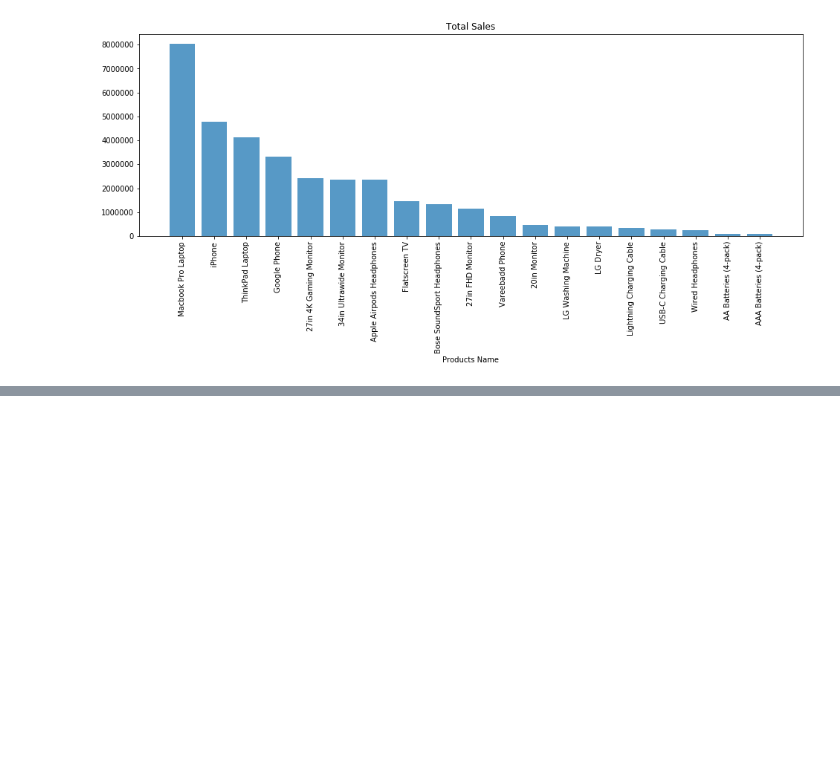
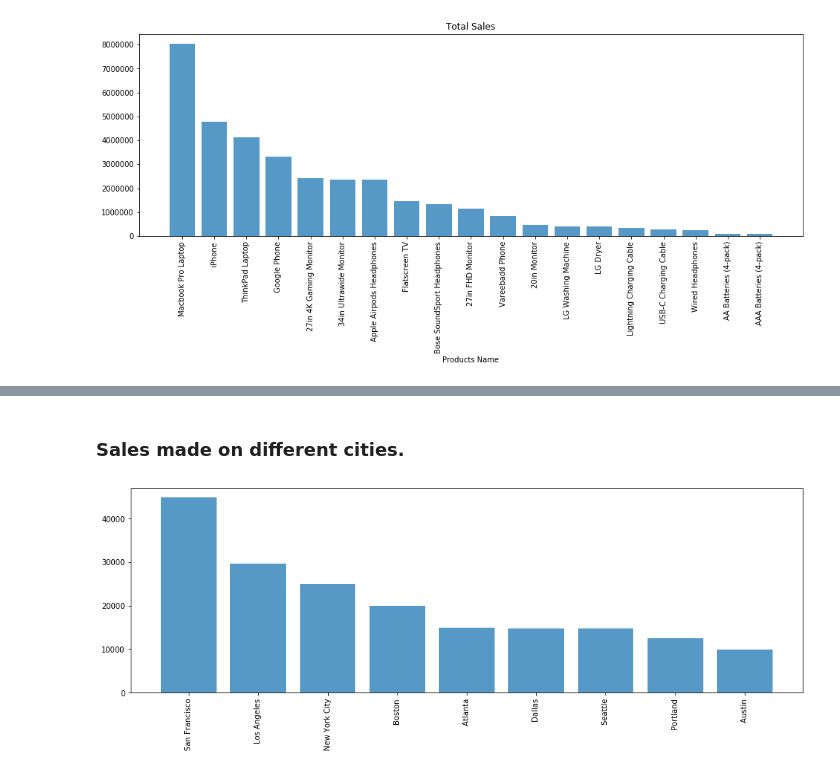
Before and after one commit to Dhiranjan/SalesDataAnalysis, a Jupyter notebook: Sales Data Analysis.ipynb, the cells around one changed output, grey strips where cells are left out. Cells and saved outputs as stored; diff of their text form; code cells hidden in the pictures; blank space fills up the shorter version.

```diff
--- a/Sales Data Analysis.ipynb
+++ b/Sales Data Analysis.ipynb
@@ -216,0 +189,7 @@ ValueError: For argument "inplace" expected type bool, received type str.
+# %% [markdown]
+### Sales made on different cities.
+# %%
+cities = df['City'].value_counts()
+bar(cities.index, cities.values)
+# %% [output]
+[figure, added]
```
Also changed, not shown: parts of 18 cells of this notebook.
